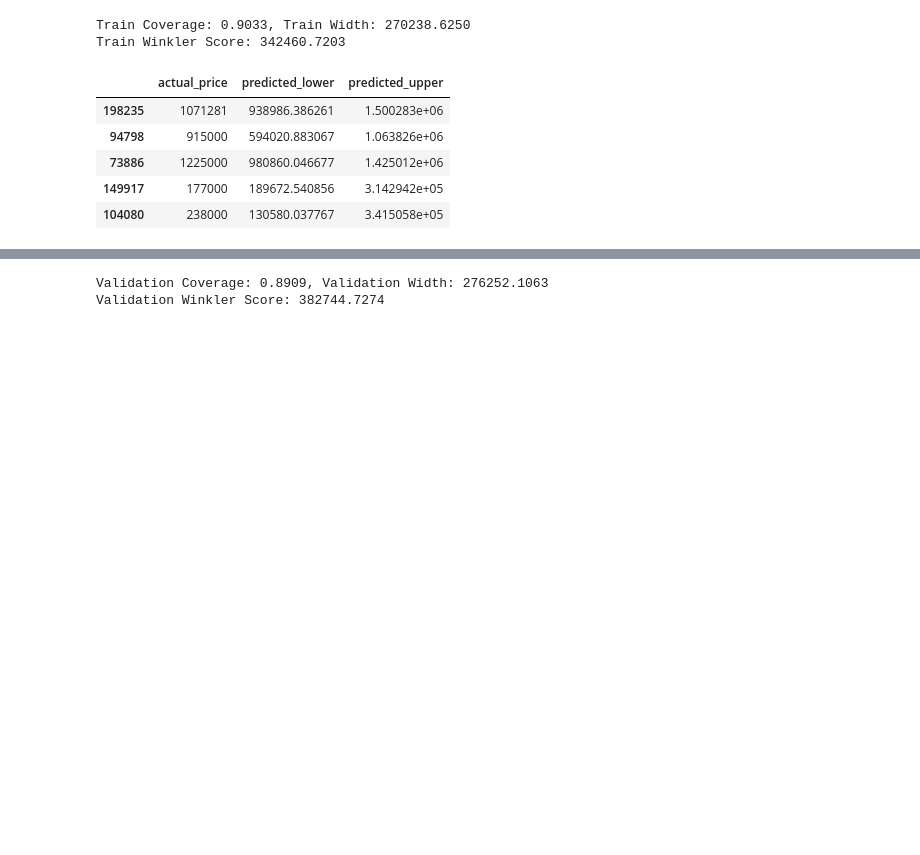
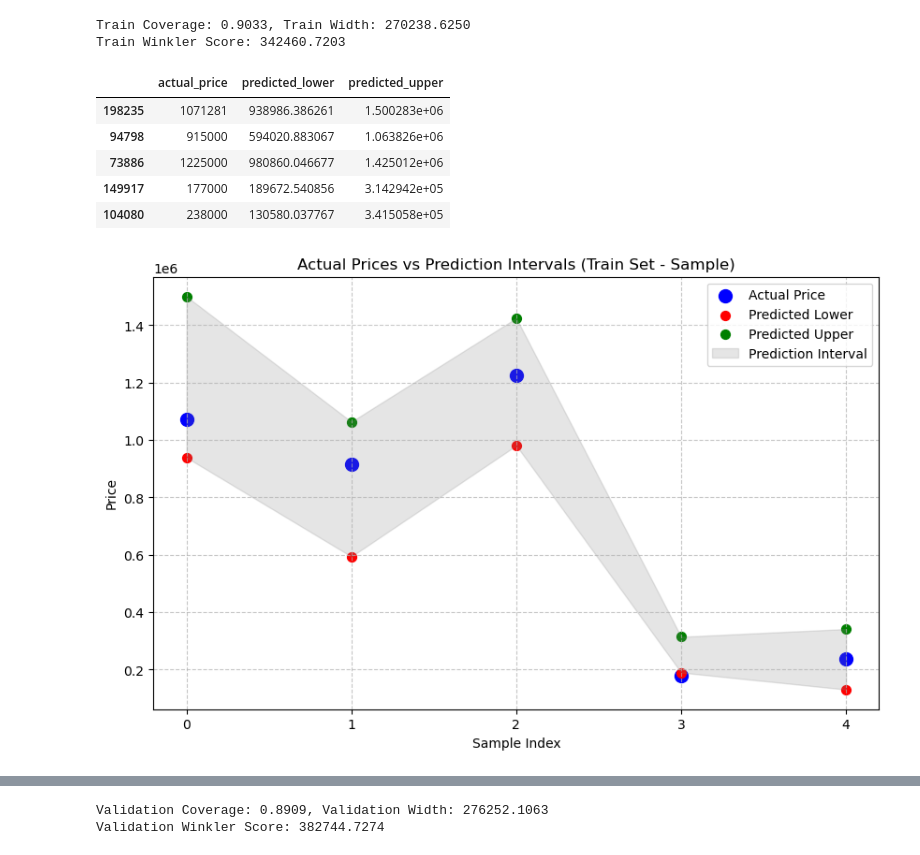
Before and after one commit to uyen312/Project_PTDLTM, a Jupyter notebook: C2/Data_modeling.ipynb, the cells around one changed output, grey strips where cells are left out. Drawn from its saved outputs; the diff is of its cells as text; code cells hidden in the pictures; blank space fills up the shorter version.

Commit message:
Updated comparison chart and comments

```diff
--- a/C2/Data_modeling.ipynb
+++ b/C2/Data_modeling.ipynb
@@ -546,3 +546,35 @@ train_pred_lower_df.head()
 | 104080 | 238000 | 130580.037767 | 3.415058e+05 |
 # %%
 # plot the train_pred_lower_df
+train_pred_lower_df = pd.DataFrame({
+    'actual_price': [1071281, 915000, 1225000, 177000, 238000],
+    'predicted_lower': [938986.386261, 594020.883067, 980860.046677, 189672.540856, 130580.037767],
+    'predicted_upper': [1.500283e+06, 1.063826e+06, 1.425012e+06, 3.142942e+05, 3.415058e+05]
+})
+
+plt.figure(figsize=(10, 6))
+
+# Vẽ các điểm cho actual_price, predicted_lower, và predicted_upper
+plt.scatter(range(len(train_pred_lower_df)), train_pred_lower_df['actual_price'],
+            color='blue', label='Actual Price', s=100)
+plt.scatter(range(len(train_pred_lower_df)), train_pred_lower_df['predicted_lower'],
+            color='red', label='Predicted Lower', s=50)
+plt.scatter(range(len(train_pred_lower_df)), train_pred_lower_df['predicted_upper'],
+            color='green', label='Predicted Upper', s=50)
+
+# Tô màu vùng giữa predicted_lower và predicted_upper
+plt.fill_between(range(len(train_pred_lower_df)),
+                 train_pred_lower_df['predicted_lower'],
+                 train_pred_lower_df['predicted_upper'],
+                 color='gray', alpha=0.2, label='Prediction Interval')
+
+# Thêm nhãn và tiêu đề
+plt.xlabel('Sample Index')
+plt.ylabel('Price')
+plt.title('Actual Prices vs Prediction Intervals (Train Set - Sample)')
+plt.legend()
+plt.xticks(range(len(train_pred_lower_df)), range(len(train_pred_lower_df)))  # Gán nhãn trục x là chỉ số mẫu
+plt.grid(True, linestyle='--', alpha=0.7)
+plt.show()
+# %% [output]
+[figure, added]
```
Also changed, not shown: parts of 11 cells of this notebook.
